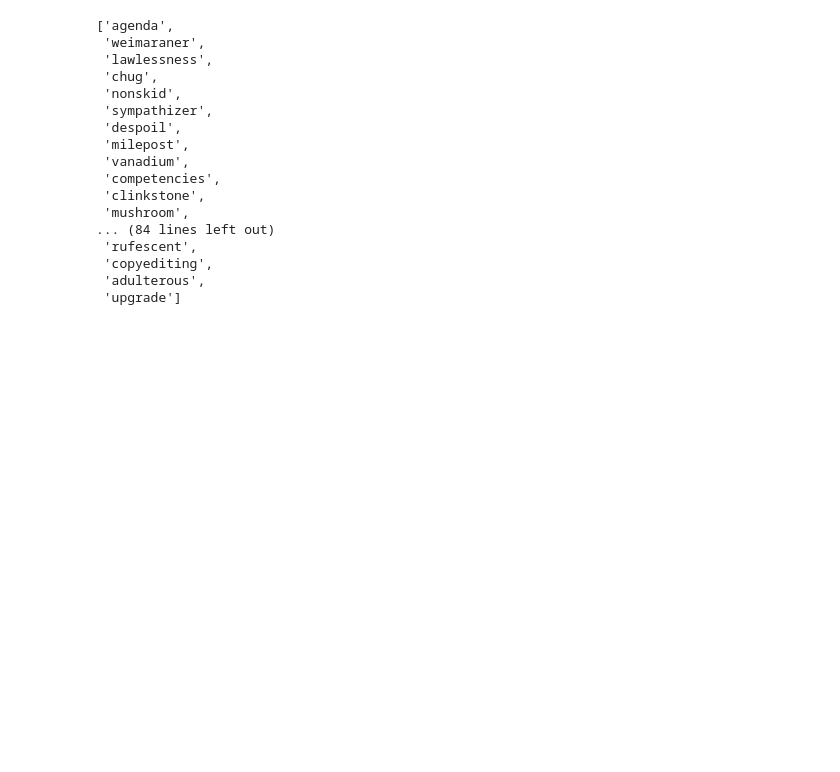
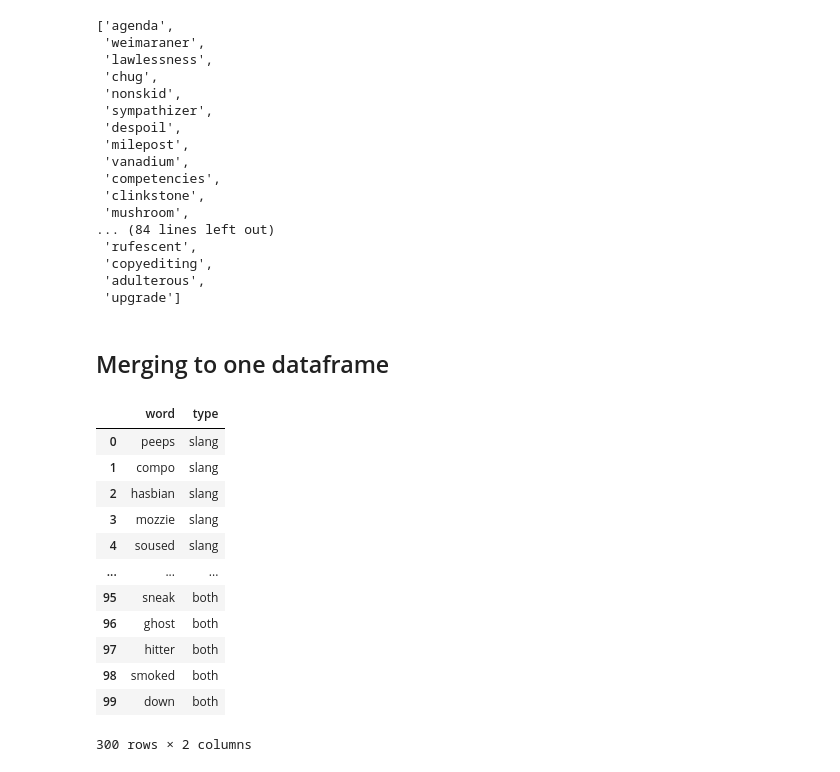
Before and after one commit to opedal/slangvolution, a Jupyter notebook: Word sampling.ipynb, the cells around one changed output. Drawn from its saved outputs; the diff is of its cells as text; code cells hidden in the pictures; blank space fills up the shorter version.

Commit message:
csv for all 300 words

```diff
--- a/Word sampling.ipynb
+++ b/Word sampling.ipynb
@@ -255,3 +255,31 @@ complete_nonslangs
  'upgrade']
 # %%
 pd.DataFrame(complete_nonslangs).to_csv("word-lists/100_nonslangs.csv")
+# %% [markdown]
+## Merging to one dataframe
+# %%
+slangs = pd.read_csv("word-lists/100_slangs.csv")
+nonslangs = pd.read_csv("word-lists/100_nonslangs.csv")
+hybrids = pd.read_csv("word-lists/100_hybrids.csv")
+# %%
+slangs["type"] = "slang"
+nonslangs["type"] = "nonslang"
+hybrids["type"] = "both"
+# %%
+all_words = pd.concat([slangs.iloc[:,1:], nonslangs.iloc[:,1:], hybrids.iloc[:,1:]])
+all_words.columns = ["word", "type"]
+all_words
+# %% [output]
+|  | word | type |
+| 0 | peeps | slang |
+| 1 | compo | slang |
+| 2 | hasbian | slang |
+| 3 | mozzie | slang |
+| 4 | soused | slang |
+| ... | ... | ... |
+| 95 | sneak | both |
+| 96 | ghost | both |
+| 97 | hitter | both |
+| 98 | smoked | both |
+| 99 | down | both |
+300 rows × 2 columns
```
Also changed, not shown: parts of 1 cell of this notebook, 3 other files.
